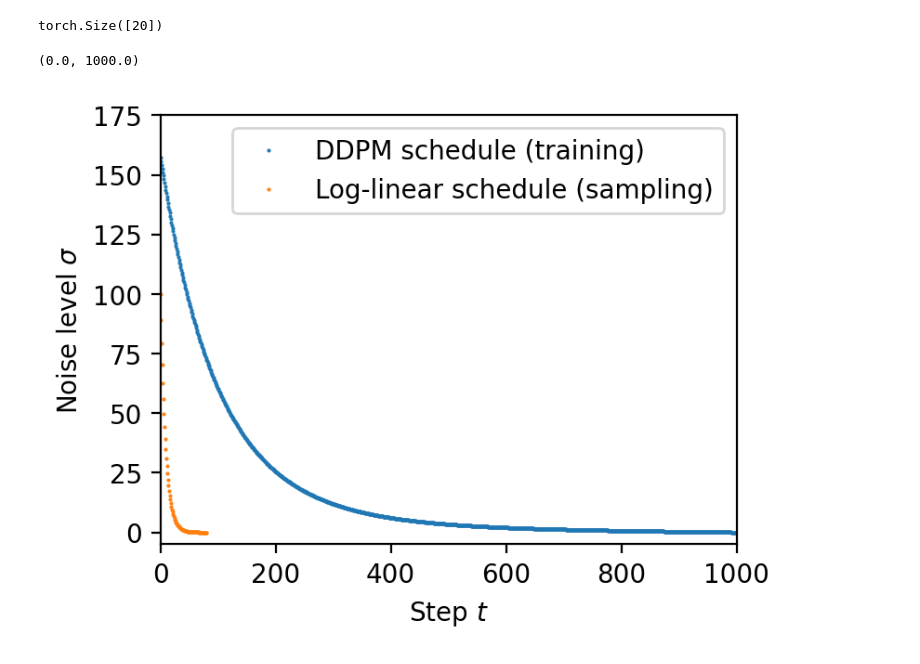
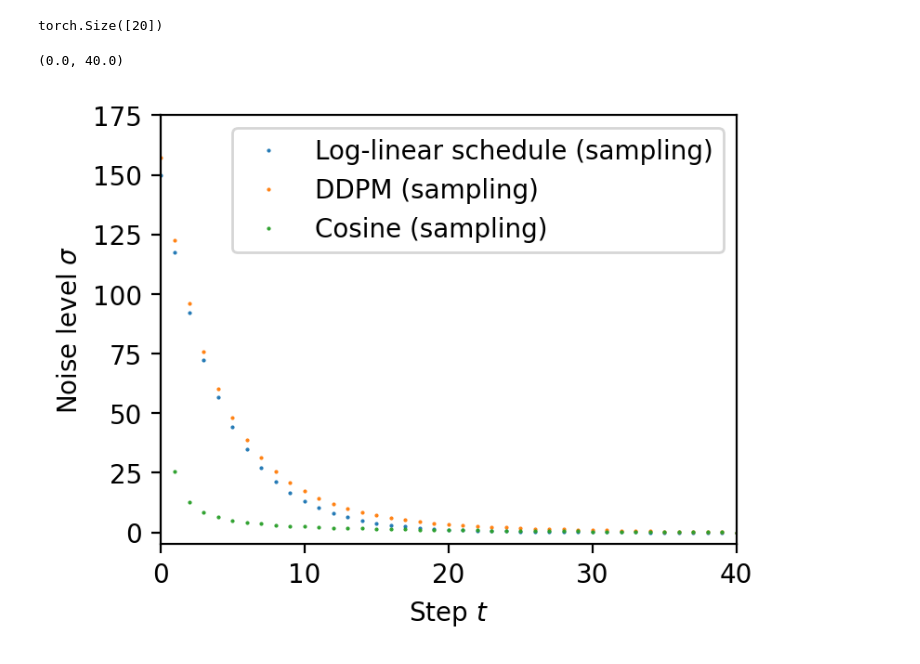
Before and after one commit to jiarong-wu/wavediffusion, a Jupyter notebook: analysis/noise_level.ipynb, the cells around one changed output. Cells and saved outputs as stored; diff of their text form; code cells hidden in the pictures.

```diff
--- a/analysis/noise_level.ipynb
+++ b/analysis/noise_level.ipynb
@@ -301,18 +301,23 @@ for x, f, mask in loader_test:
     size2 = torch.max(abs(eps[:,1,:,:]))
     print(size1, size2)
 # %%
-from smalldiffusion.diffusion import ScheduleLogLinear, ScheduleDDPM, ScheduleLDM
-schedule1 = ScheduleLogLinear(sigma_min=0.01, sigma_max=100, N=80)
+from wavediffusion.diffusion import ScheduleLogLinear, ScheduleDDPM, ScheduleLDM, ScheduleCosine
+schedule1 = ScheduleLogLinear(sigma_min=0.01, sigma_max=150, N=80)
 schedule2 = ScheduleDDPM()
-sigmas1 = schedule1.sample_sigmas(80)
-sigmas2 = schedule2.sample_sigmas(80)
+schedule3 = ScheduleCosine()
+sigmas1 = schedule1.sample_sigmas(40)
+sigmas2 = schedule2.sample_sigmas(40)
+sigmas3 = schedule3.sample_sigmas(40)
 plt.figure(figsize=[4,3], dpi=200)
-plt.plot(np.array(schedule2.sigmas)[::-1], '.', markersize=1, label='DDPM schedule (training)')
+# plt.plot(np.array(schedule2.sigmas)[::-1], '.', markersize=1, label='DDPM schedule (training)')
 plt.plot(sigmas1, '.', markersize=1, label='Log-linear schedule (sampling)')
+plt.plot(sigmas2, '.', markersize=1, label='DDPM (sampling)')
+plt.plot(sigmas3, '.', markersize=1, label='Cosine (sampling)')
 plt.legend()
 plt.xlabel(r'Step $t$')
 plt.ylabel(r'Noise level $\sigma$')
-plt.ylim([-5,175]); plt.xlim([0,1000])
+plt.ylim([-5,175])
+plt.xlim([0,40])
 # %% [output]
-(0.0, 1000.0)
+(0.0, 40.0)
-[figure, old version]
+[figure, new version]
```
Also changed, not shown: parts of 1 cell of this notebook, 9 other files.
